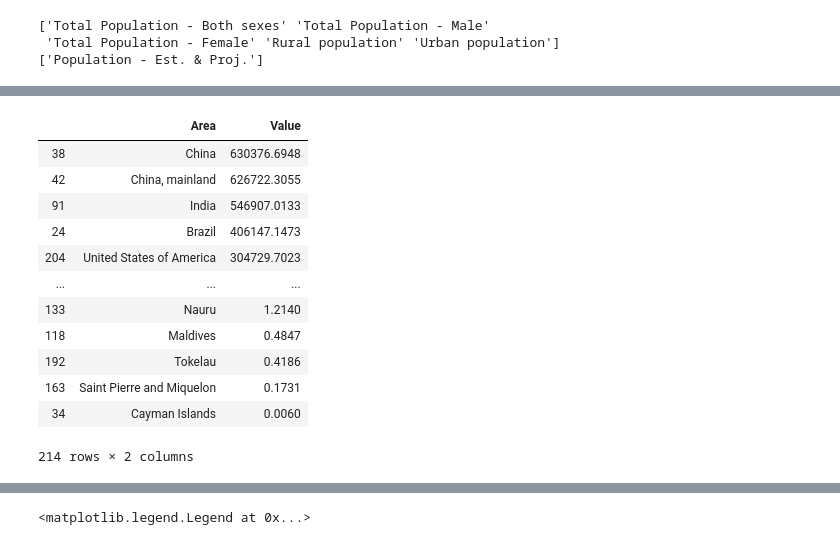
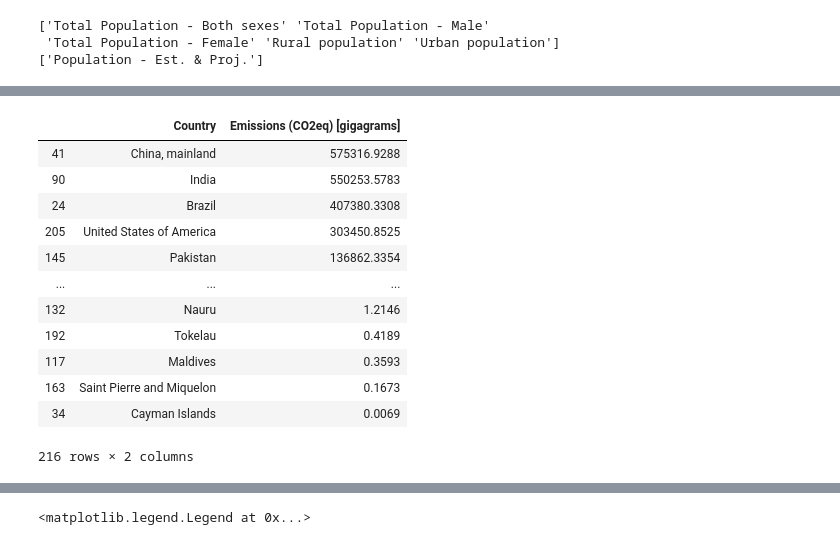
Before and after one commit to tileb1/global-food-statistics, a Jupyter notebook: descriptive_analysis.ipynb, the cells around one changed output, grey strips where cells are left out. Drawn from its saved outputs; the diff is of its cells as text; code cells hidden in the pictures.

```diff
--- a/descriptive_analysis.ipynb
+++ b/descriptive_analysis.ipynb
@@ -50,9 +36,10 @@ emissions_paths
 # %%
-emissions_df = pd.read_csv('Data/raw_data/Environment_Emissions_intensities_E_All_Data_(Normalized).zip', encoding='latin-1')
-emissions_df = pd.read_csv(emissions_paths[-6], encoding='latin-1')
+emissions_df = pd.read_csv('data/Environment_Emissions_intensities_E_All_Data_(Normalized).zip', encoding='latin-1')
+emissions_df = emissions_df[emissions_df.Area != 'China']
 print(emissions_df.Element.unique())
 print(emissions_df.Item.unique())
 print(emissions_df.Year.max())
+print(emissions_df.Unit.unique())
 emissions_df[emissions_df.Element == 'Emissions (CO2eq)']
 # %% [output]
 ['Emissions intensity' 'Emissions (CO2eq)' 'Production']
@@ -78,20 +66,20 @@ emissions_df[emissions_df.Element == 'Emissions (CO2eq)']
 # %%
 emissions_df['is_country'] = emissions_df['Area Code'].apply(lambda code: len(str(code)) < 4)
 emissions_country = emissions_df[(emissions_df.Element == 'Emissions (CO2eq)') & (emissions_df.is_country)]
 emissions_country_total = emissions_country[emissions_country.Year == 2014][['Area', 'Value']]\
     .groupby('Area', as_index=False).agg('sum').sort_values(by='Value', ascending=False)
-emissions_country_total
+emissions_country_total.rename(columns={'Area': 'Country', 'Value': 'Emissions (CO2eq) [gigagrams]'})
 # %% [output]
-|  | Area | Value |
-| 38 | China | 630376.6948 |
-| 42 | China, mainland | 626722.3055 |
-| 91 | India | 546907.0133 |
-| 24 | Brazil | 406147.1473 |
-| 204 | United States of America | 304729.7023 |
+|  | Country | Emissions (CO2eq) [gigagrams] |
+| 41 | China, mainland | 575316.9288 |
+| 90 | India | 550253.5783 |
+| 24 | Brazil | 407380.3308 |
+| 205 | United States of America | 303450.8525 |
+| 145 | Pakistan | 136862.3354 |
 | ... | ... | ... |
-| 133 | Nauru | 1.2140 |
-| 118 | Maldives | 0.4847 |
-| 192 | Tokelau | 0.4186 |
-| 163 | Saint Pierre and Miquelon | 0.1731 |
-| 34 | Cayman Islands | 0.0060 |
+| 132 | Nauru | 1.2146 |
+| 192 | Tokelau | 0.4189 |
+| 117 | Maldives | 0.3593 |
+| 163 | Saint Pierre and Miquelon | 0.1673 |
+| 34 | Cayman Islands | 0.0069 |
-214 rows × 2 columns
+216 rows × 2 columns
```
Also changed, not shown: parts of 17 cells of this notebook.
